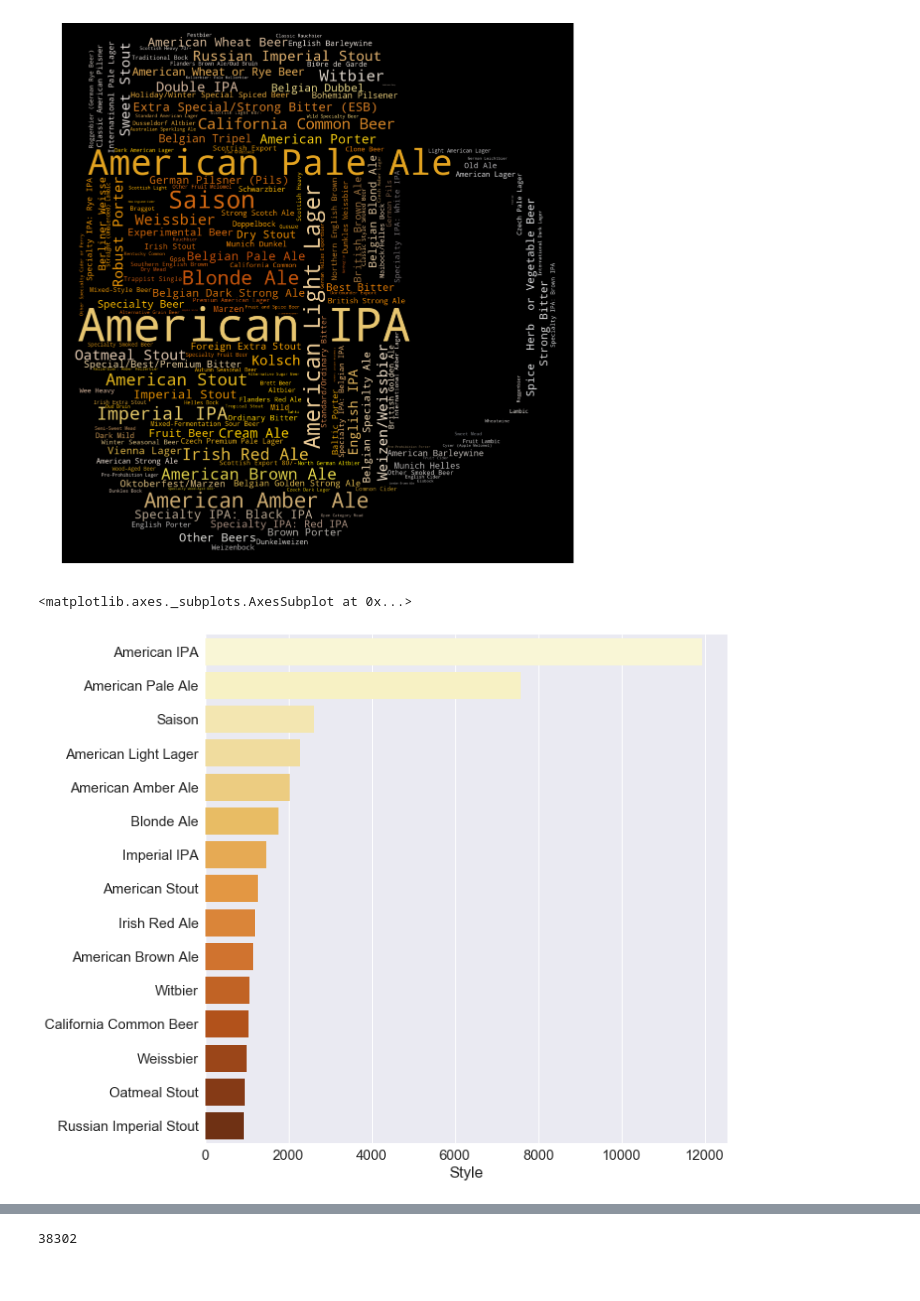
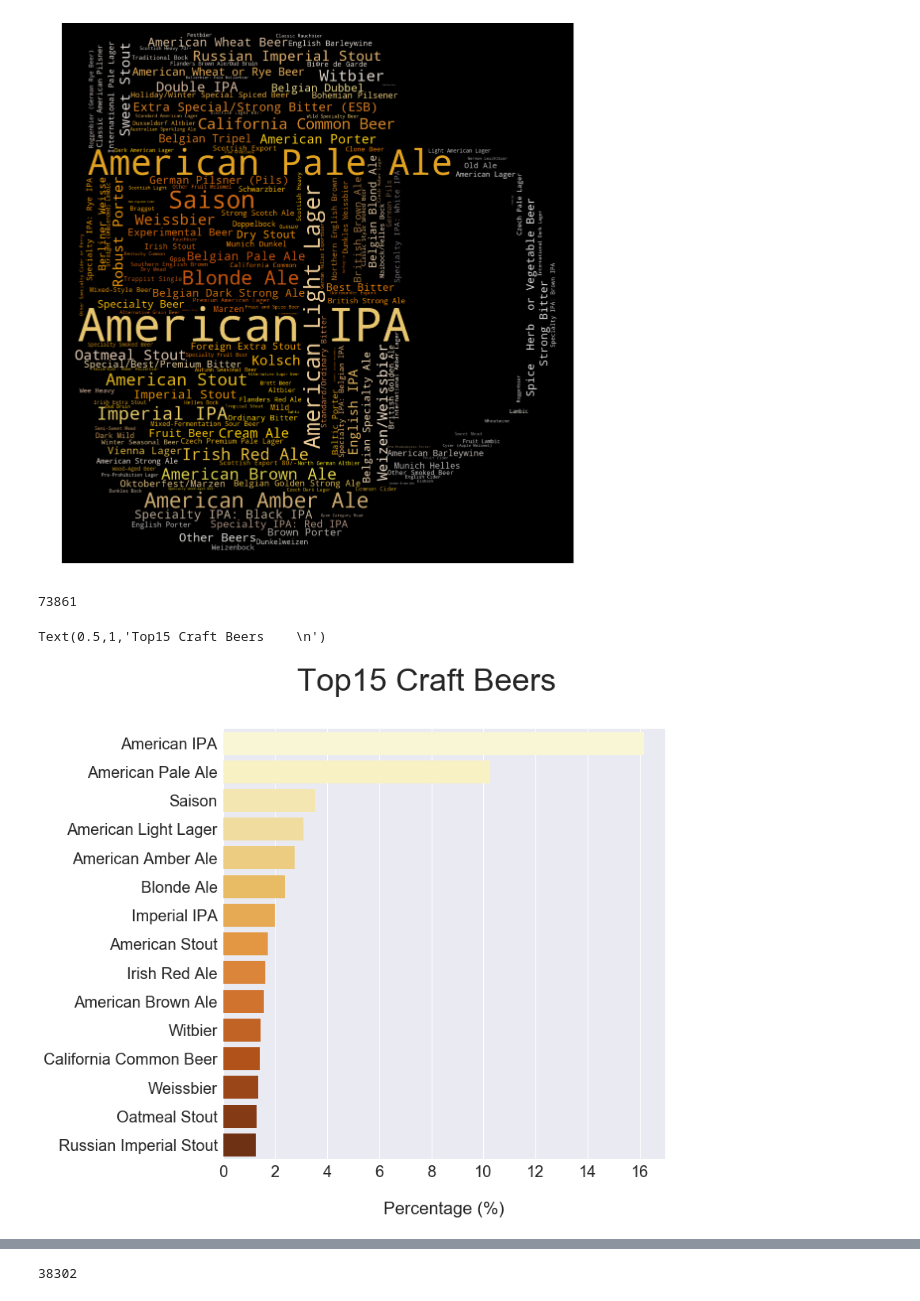
Before and after one commit to JeongChanwoo/DSC2018, a Jupyter notebook: online_test/Beer.ipynb, the cells around one changed output, grey strips where cells are left out. Cells and saved outputs as stored; diff of their text form; code cells hidden in the pictures.

Commit message:
beer_half_done

```diff
--- a/online_test/Beer.ipynb
+++ b/online_test/Beer.ipynb
@@ -160,4 +190,5 @@ array(['Specific Gravity', 'Plato'], dtype=object)
 # %%
+sns.set(font_scale=1.5)
 miss = plt.figure(figsize=(10,10))
 sns.heatmap(df_recipe.isnull(), cbar=False,cmap='GnBu')
 plt.title('Missing Values\n',fontsize=30)
@@ -167,4 +198,5 @@ miss.savefig('missing_values.png')
 # %%
+sns.set(font_scale=2.5)
 df_recipe_null = df_recipe[['BoilGravity','MashThickness','PitchRate',
                             'PrimaryTemp','PrimingMethod','PrimingAmount']]
 df_recipe_null_sort = df_recipe_null.isnull().mean().sort_values(ascending=False)*100
@@ -214,12 +256,19 @@ plt.show()
 fig.savefig('beer_cloud.png')
 # %% [output]
 [figure]
+# %%
+beer_style_count.sum()
+# %% [output]
+73861
 # %%
 Top_ten_beer = beer_style_count[:10]
-Top_fifteen_beer=beer_style_count[:15]
+Top_fifteen_beer=beer_style_count[:15]/beer_style_count.sum()*100
 # %%
+sns.set(font_scale=2)
 sub1 = plt.figure(figsize=(10,10))
 sns.barplot(Top_fifteen_beer,Top_fifteen_beer.index,palette="YlOrBr")
+plt.xlabel('\nPercentage (%)')
+plt.title('Top15 Craft Beers    \n',fontsize=40)
 # %% [output]
-<matplotlib.axes._subplots.AxesSubplot at 0x...>
+Text(0.5,1,'Top15 Craft Beers    \n')
-[figure, old version]
+[figure, new version]
```
Also changed, not shown: parts of 30 cells of this notebook, 17 other files.
